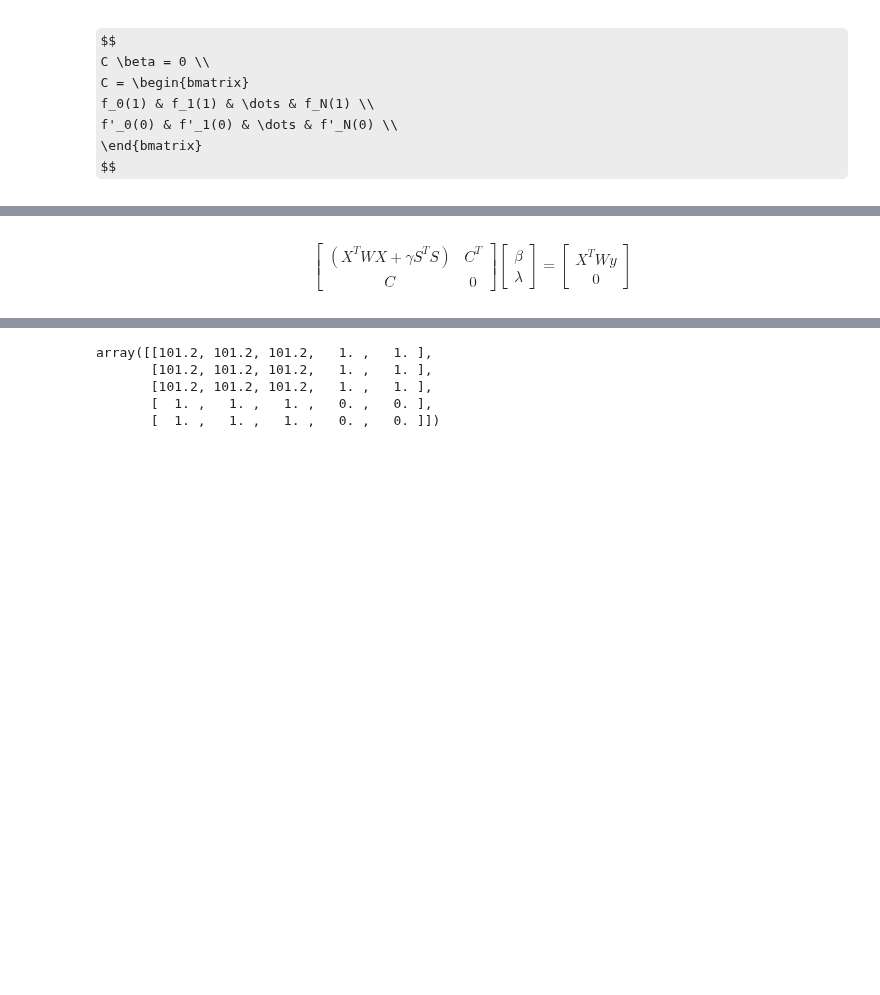
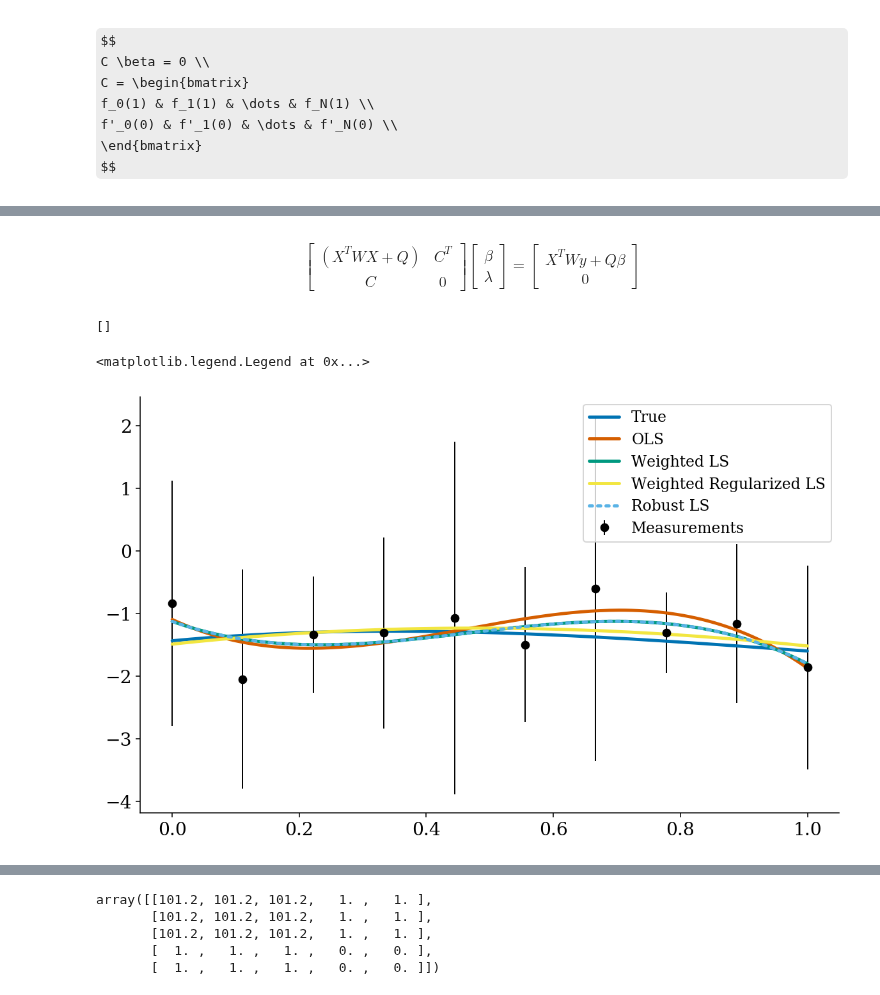
Before and after one commit to PlasmaControl/plasma-profile-predictor, a Jupyter notebook: notebooks/prototyping-profile_fitting.ipynb, the cells around one changed output, grey strips where cells are left out. Cells and saved outputs as stored; diff of their text form; code cells hidden in the pictures; some formulas as TeX source; blank space fills up the shorter version.

```diff
--- a/notebooks/prototyping-profile_fitting.ipynb
+++ b/notebooks/prototyping-profile_fitting.ipynb
@@ -115,7 +151,7 @@ $$
 # %% [markdown]
 $$
 \begin{bmatrix}
-(X^T W X + \gamma S^T S) & C^T \\
+(X^T W X + Q) & C^T \\
 C & 0
 \end{bmatrix}
 \begin{bmatrix}
@@ -124,7 +160,11 @@ C & 0
 \end{bmatrix}
  =
 \begin{bmatrix}
-X^T W y \\
+X^T W y + Q \hat{\beta}\\
 0
 \end{bmatrix}
 $$
+# %%
+def f(x):
+    order = 3
+    return np.array([x**i for i in range(order+1)]).T
@@ -130,0 +194,51 @@ $$
+# %%
+def cross_val(x,y,sigma=None,betaest=0,Q=0,folds=1):
+    inds = np.random.permutation(len(y))
+    if sigma is None:
+        sigma = np.ones(len(y))
+    n = len(y)//folds
+    betas = []
+    Ms = []
+    for i in range(folds):
+        cvinds = np.setdiff1d(np.arange(len(y)),inds[i*n:(i+1)*n])
+        beta, M = ls(x[cvinds],y[cvinds],sigma[cvinds],betaest,Q)
+        betas.append(beta)
+        Ms.append(M)
+    return np.mean(betas,axis=0), np.mean(Ms,axis=0)
+# %%
+npts = 10
+xtrue = np.linspace(0,1,200)
+xmeas = np.linspace(0,1,npts)
+betatrue = -3+ 6*np.random.random(4)
+ytrue = np.matmul(f(xtrue),betatrue)
+ymeas = np.matmul(f(xmeas),betatrue)
+sigma = np.random.random(npts)
+ymeas += sigma*np.random.normal(size=npts)
+# ymeas[npts//2] = 10
+Q = np.diag(np.ones(betatrue.size)*1e-1)
+
+
+beta_ols, Mols = ls(xmeas,ymeas)
+y_ols = np.matmul(f(xtrue),beta_ols)
+beta_wls, Mwls = ls(xmeas,ymeas,sigma)
+y_wls = np.matmul(f(xtrue),beta_wls)
+beta_wrls, Mwrls = ls(xmeas,ymeas,sigma,betatrue,Q)
+y_wrls = np.matmul(f(xtrue),beta_wrls)
+beta_cvwls, Mcvwls = cross_val(xmeas,ymeas,sigma,folds=5)
+y_cvwls = np.matmul(f(xtrue),beta_cvwls)
+beta_rls, Mrls = rls(xmeas,ymeas,sigma,thresh=3)
+y_rls = np.matmul(f(xtrue),beta_rls)
+
+fig, ax = plt.subplots()
+ax.plot(xtrue,ytrue,label='True')
+ax.plot(xtrue,y_ols,label='OLS')
+ax.plot(xtrue,y_wls,label='Weighted LS')
+ax.plot(xtrue,y_wrls,label='Weighted Regularized LS')
+ax.plot(xtrue,y_rls,ls=':',label='Robust LS')
+
+ax.errorbar(xmeas,ymeas,3*sigma,fmt='ok',lw=1,label='Measurements')
+ax.legend()
+# %% [output]
+[]
+<matplotlib.legend.Legend at 0x...>
+[figure, added]
```
Also changed, not shown: parts of 17 cells of this notebook.
